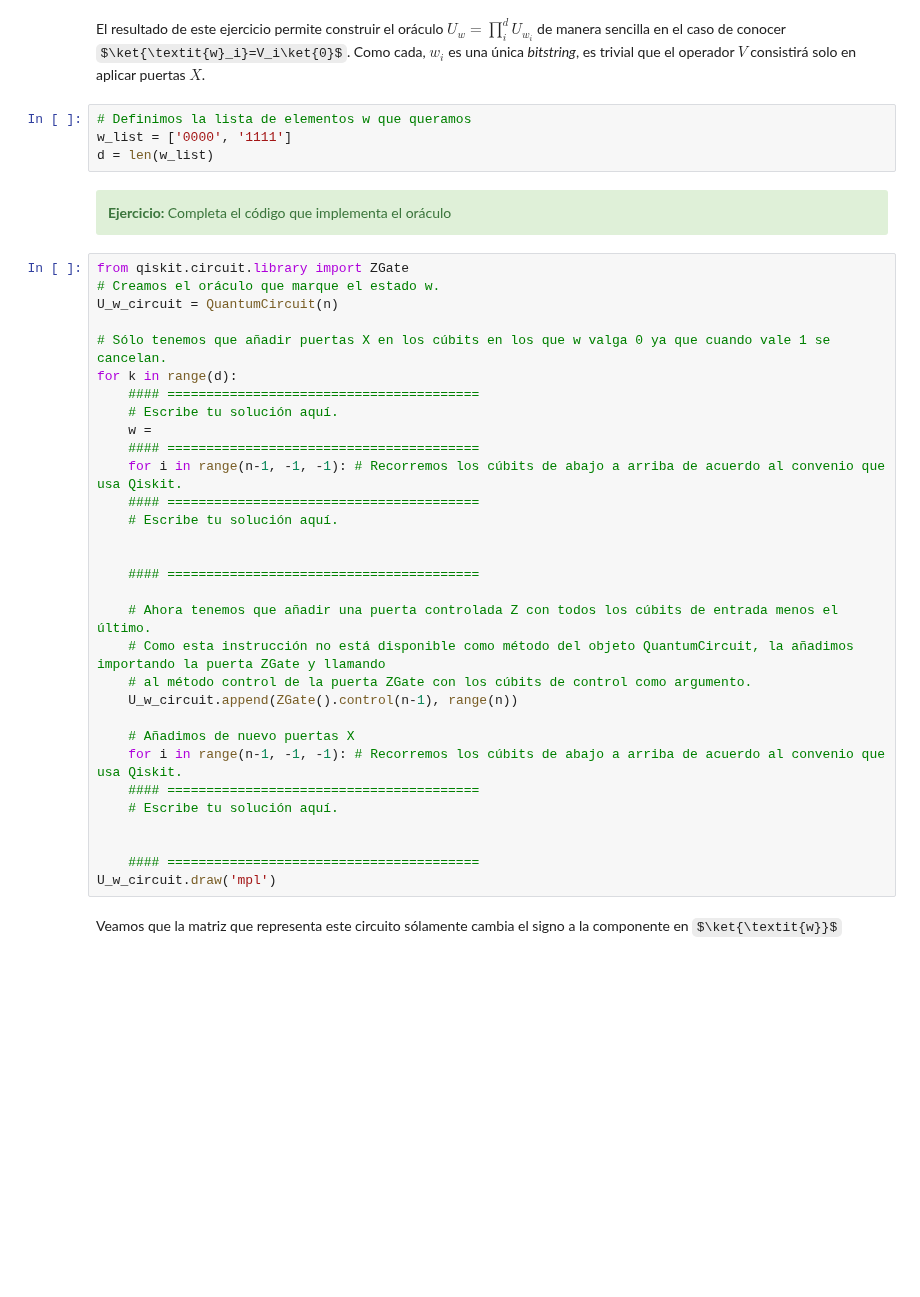
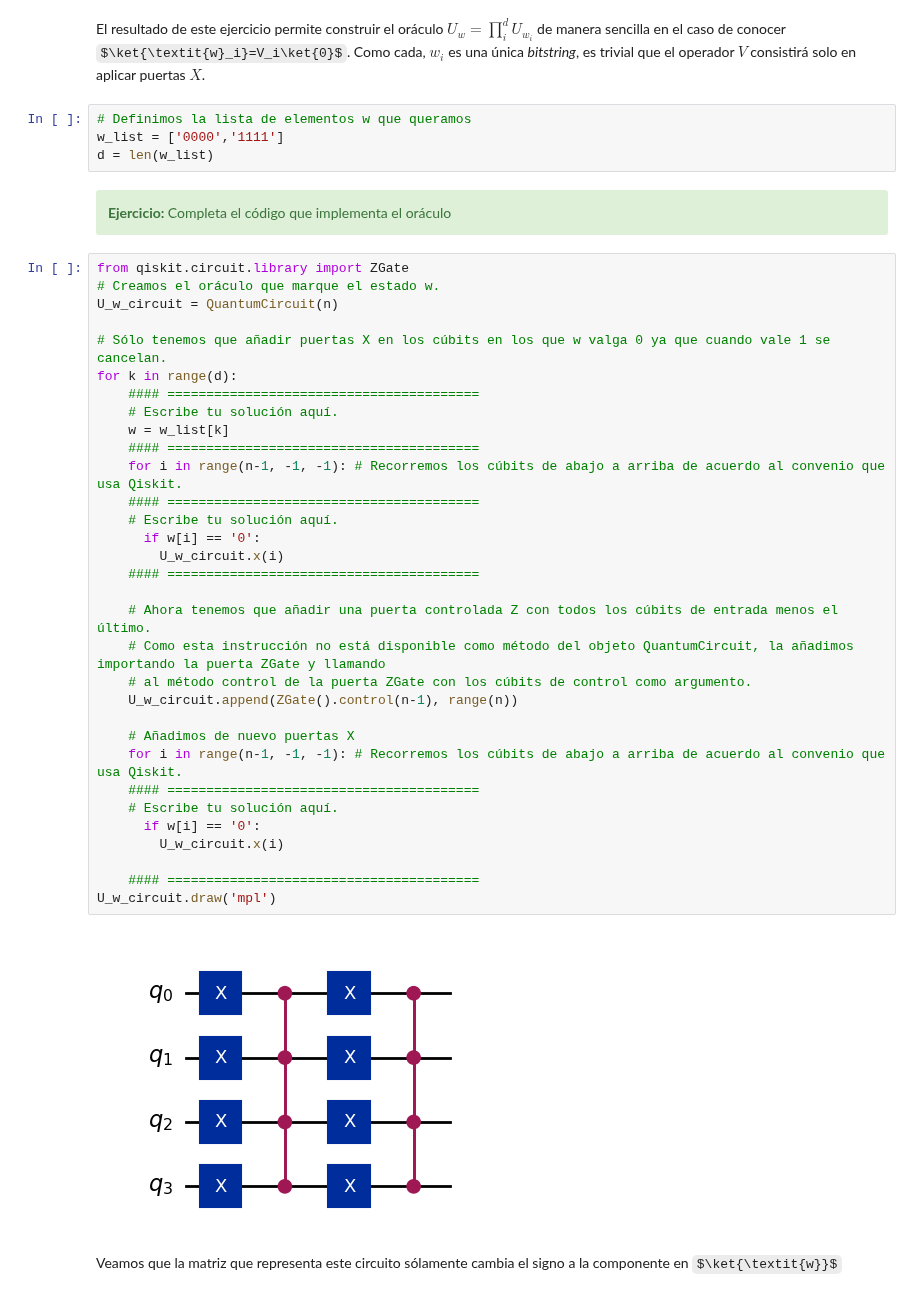
Before and after one commit to KevinPerezGonzalez/curso-cu-ntica, a Jupyter notebook: Grover.ipynb, the cells around one changed output. Cells and saved outputs as stored; diff of their text form; some formulas as TeX source; blank space fills up the shorter version.

```diff
--- a/Grover.ipynb
+++ b/Grover.ipynb
@@ -189,7 +189,7 @@ Comprueba con lápiz y papel que $U_{0} \equiv \mathbb{1} - 2 \ket{0}\bra{0}$ se
 El resultado de este ejercicio permite construir el oráculo $U_\textit{w}=\prod_i^d U_{\textit{w}_i}$ de manera sencilla en el caso de conocer $\ket{\textit{w}_i}=V_i\ket{0}$. Como cada, $\textit{w}_i$ es una única *bitstring*, es trivial que el operador $V$ consistirá solo en aplicar puertas $X$.
 # %%
 # Definimos la lista de elementos w que queramos
-w_list = ['0000', '1111']
+w_list = ['0000','1111']
 d = len(w_list)
 # %% [markdown]
 <div class="alert alert-block alert-success">
@@ -199,34 +199,37 @@ d = len(w_list)
 # %%
 from qiskit.circuit.library import ZGate
 # Creamos el oráculo que marque el estado w.
 U_w_circuit = QuantumCircuit(n)
 
 # Sólo tenemos que añadir puertas X en los cúbits en los que w valga 0 ya que cuando vale 1 se cancelan.
 for k in range(d):
     #### ========================================
     # Escribe tu solución aquí.
-    w =
+    w = w_list[k]
     #### ========================================
     for i in range(n-1, -1, -1): # Recorremos los cúbits de abajo a arriba de acuerdo al convenio que usa Qiskit.
     #### ========================================
     # Escribe tu solución aquí.
-
-
+      if w[i] == '0':
+        U_w_circuit.x(i)
     #### ========================================
 
     # Ahora tenemos que añadir una puerta controlada Z con todos los cúbits de entrada menos el último.
     # Como esta instrucción no está disponible como método del objeto QuantumCircuit, la añadimos importando la puerta ZGate y llamando
     # al método control de la puerta ZGate con los cúbits de control como argumento.
     U_w_circuit.append(ZGate().control(n-1), range(n))
 
     # Añadimos de nuevo puertas X
     for i in range(n-1, -1, -1): # Recorremos los cúbits de abajo a arriba de acuerdo al convenio que usa Qiskit.
     #### ========================================
     # Escribe tu solución aquí.
-
+      if w[i] == '0':
+        U_w_circuit.x(i)
 
     #### ========================================
 U_w_circuit.draw('mpl')
+# %% [output]
+[figure, added]
 # %% [markdown]
 Veamos que la matriz que representa este circuito sólamente cambia el signo a la componente en $\ket{\textit{w}}$
 # %%
```
Also changed, not shown: parts of 11 cells of this notebook.
